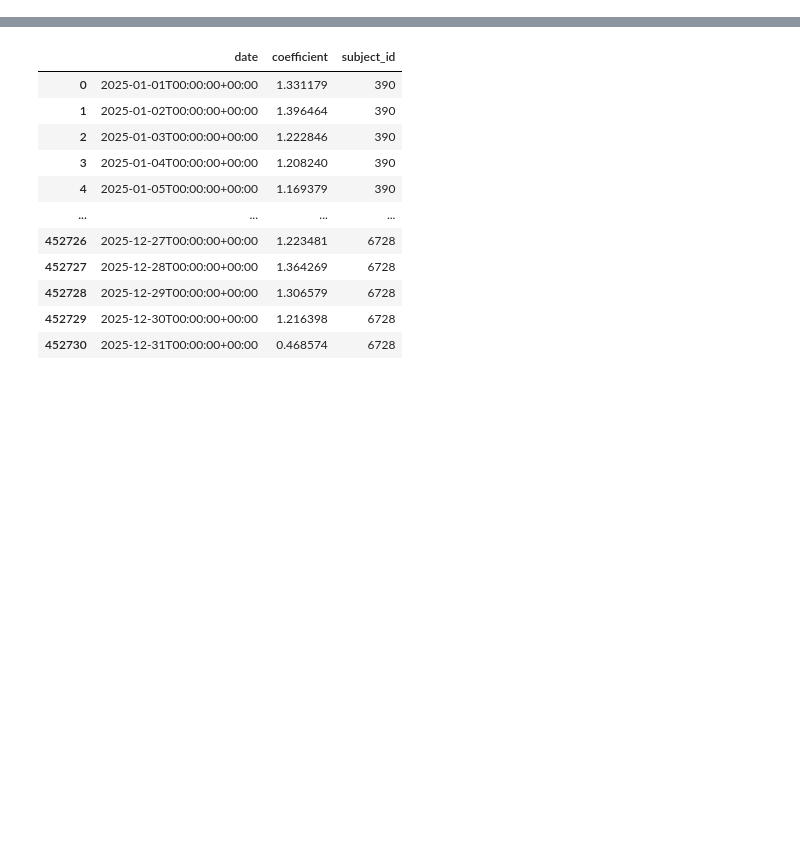
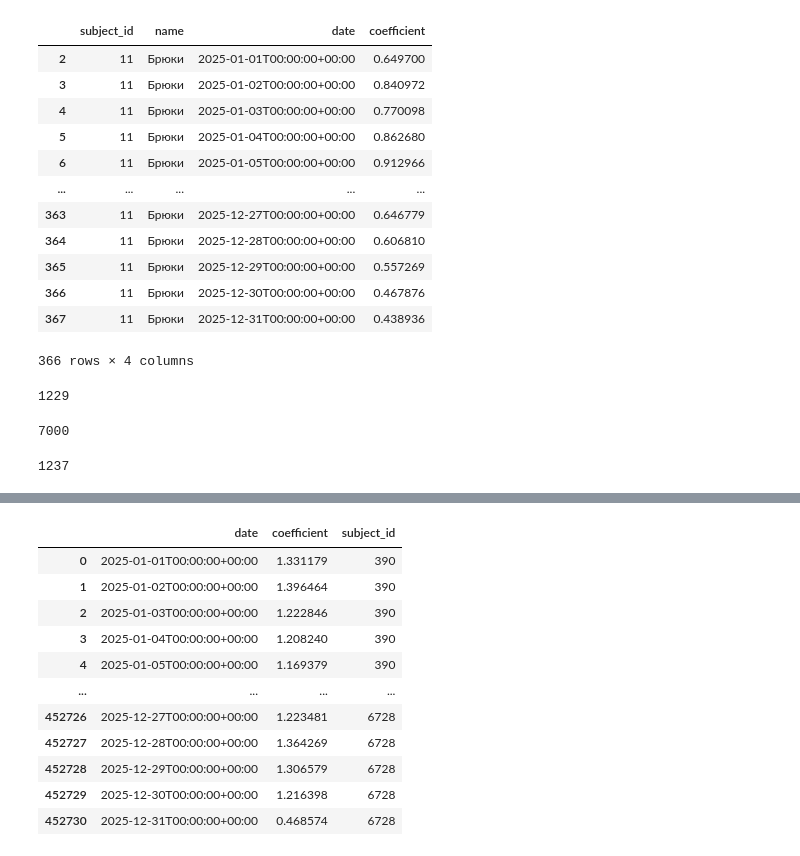
Before and after one commit to vnaumq/mini-dwh-sales-pipeline, a Jupyter notebook: dags/parsing.ipynb, the cells around one changed output, grey strips where cells are left out. Drawn from its saved outputs; the diff is of its cells as text; code cells hidden in the pictures; blank space fills up the shorter version.

```diff
--- a/dags/parsing.ipynb
+++ b/dags/parsing.ipynb
@@ -15,0 +14,34 @@ Error:
+# %%
+import pandas as pd
+
+# Загружаем данные из CSV файлов
+info_subjects = pd.read_csv('/Users/vnaumq/code/projects/mini-dwh-sales-pipeline/dags/files/info_subjects-2.csv')
+season_ratio = pd.read_csv('/Users/vnaumq/code/projects/mini-dwh-sales-pipeline/dags/files/season_ratio.csv')
+
+# Эквивалент CTE (WITH info AS ...) и LEFT JOIN
+# Сначала создаем "info" DataFrame как в CTE
+info = info_subjects[['subjectId', 'name']].copy().rename(columns={'subjectId': 'subject_id'})
+
+# Выполняем LEFT JOIN между info и season_ratio
+# Используем merge с параметром how='left'
+result = pd.merge(
+    info,
+    season_ratio,
+    left_on='subject_id',
+    right_on='subject_id',  # В вашем SQL был info.subject_id = info.subject_id, вероятно опечатка
+    how='left'
+)
+
+# Если в SQL на самом деле должно быть info.subject_id = season_ratio.subject_id:
+# result = pd.merge(
+#     info,
+#     season_ratio,
+#     left_on='subject_id',
+#     right_on='subject_id',  # предполагая, что в season_ratio есть колонка subject_id
+#     how='left'
+# )
+
+# Если нужно переименовать колонки как в SELECT
+result = result[['subject_id', 'name', 'date', 'coefficient']]
+
+# Выводим результат
@@ -15,0 +66,28 @@ Error:
+# %%
+result[result['subject_id'] == 11]
+# %% [output]
+|  | subject_id | name | date | coefficient |
+| 2 | 11 | Брюки | 2025-01-01T00:00:00+00:00 | 0.649700 |
+| 3 | 11 | Брюки | 2025-01-02T00:00:00+00:00 | 0.840972 |
+| 4 | 11 | Брюки | 2025-01-03T00:00:00+00:00 | 0.770098 |
+| 5 | 11 | Брюки | 2025-01-04T00:00:00+00:00 | 0.862680 |
+| 6 | 11 | Брюки | 2025-01-05T00:00:00+00:00 | 0.912966 |
+| ... | ... | ... | ... | ... |
+| 363 | 11 | Брюки | 2025-12-27T00:00:00+00:00 | 0.646779 |
+| 364 | 11 | Брюки | 2025-12-28T00:00:00+00:00 | 0.606810 |
+| 365 | 11 | Брюки | 2025-12-29T00:00:00+00:00 | 0.557269 |
+| 366 | 11 | Брюки | 2025-12-30T00:00:00+00:00 | 0.467876 |
+| 367 | 11 | Брюки | 2025-12-31T00:00:00+00:00 | 0.438936 |
+366 rows × 4 columns
+# %%
+len(result[result['coefficient'].notnull()]['subject_id'].unique())
+# %% [output]
+1229
+# %%
+len(info_subjects['subjectId'].unique())
+# %% [output]
+7000
+# %%
+len(season_ratio['subject_id'].unique())
+# %% [output]
+1237
```
Also changed, not shown: parts of 30 cells of this notebook, 27 other files.
